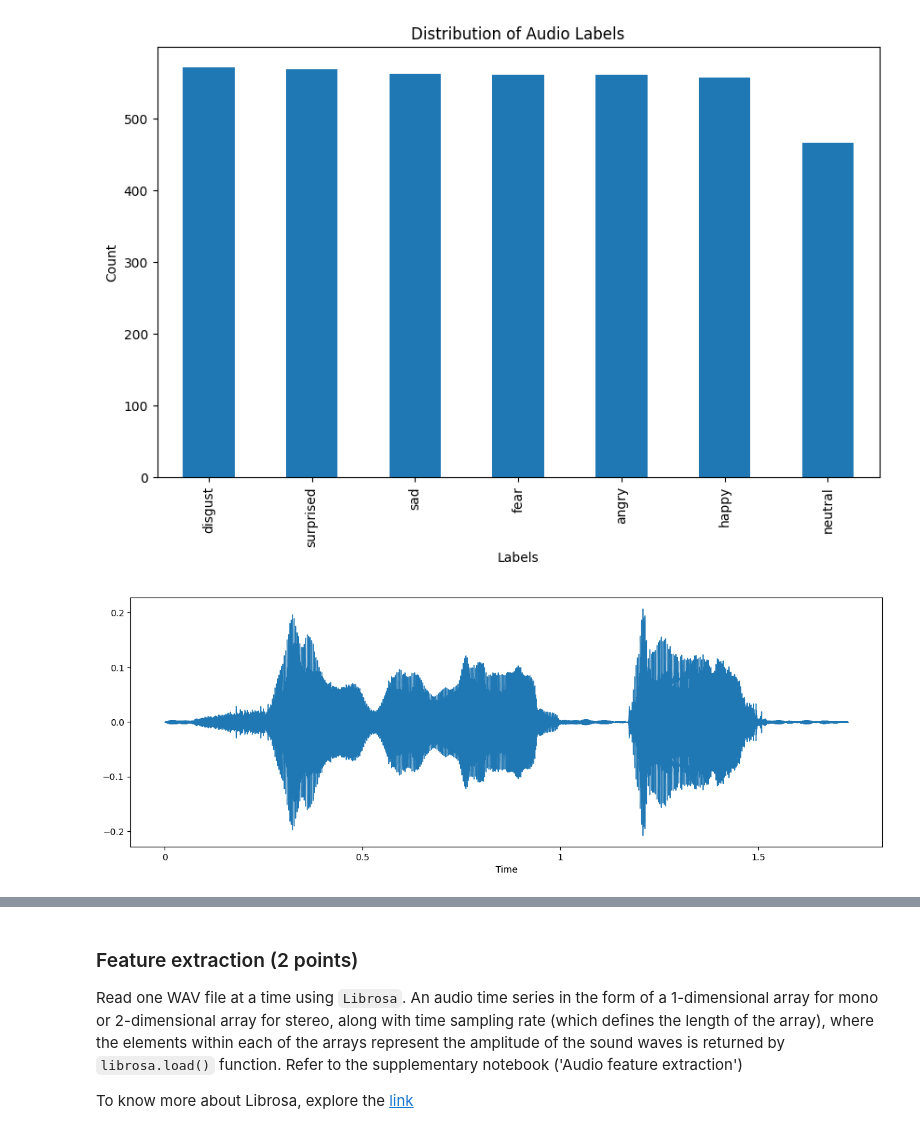
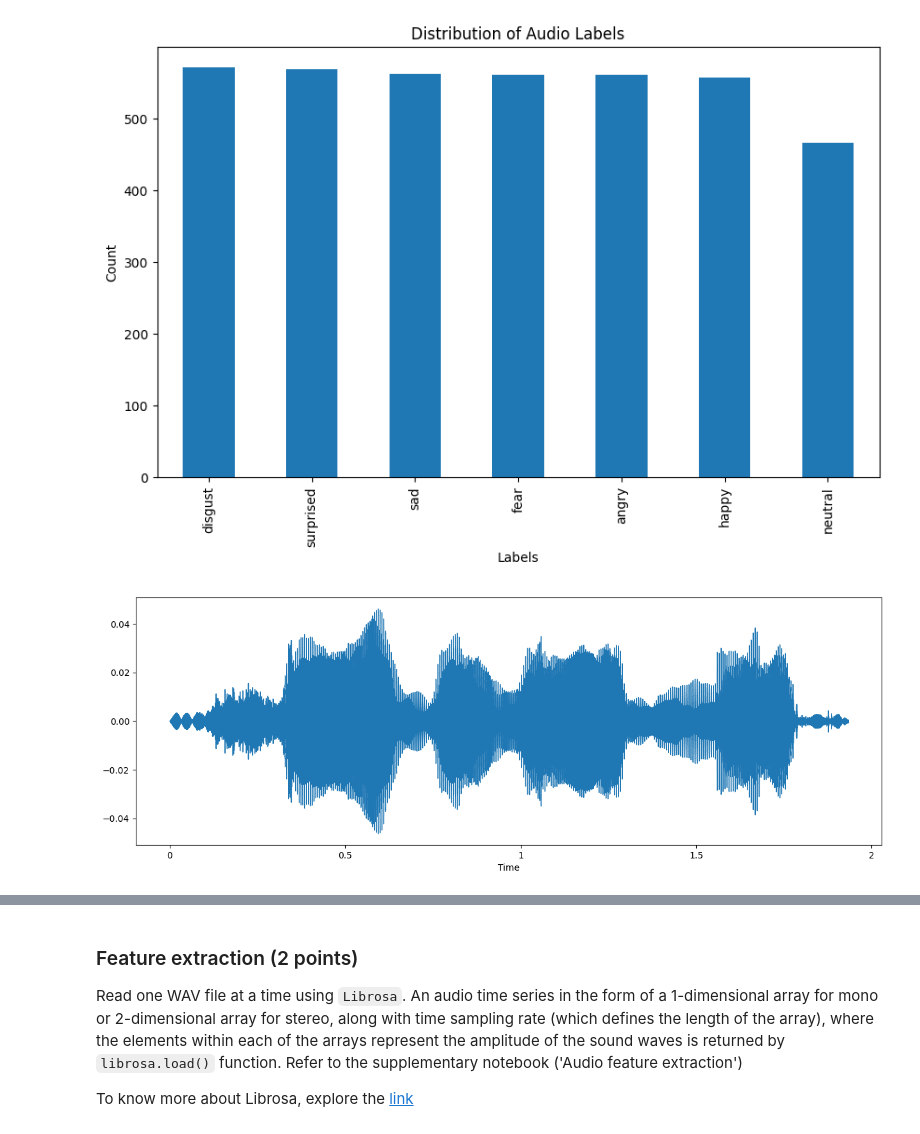
Before and after one commit to vchandraiitk/datascience, a Jupyter notebook: Vikas_M3_NB_MiniProject_3_Emotion_Classification_from_Speech.ipynb, the cells around one changed output, grey strips where cells are left out. Cells and saved outputs as stored; diff of their text form; code cells hidden in the pictures.

```diff
--- a/Vikas_M3_NB_MiniProject_3_Emotion_Classification_from_Speech.ipynb
+++ b/Vikas_M3_NB_MiniProject_3_Emotion_Classification_from_Speech.ipynb
@@ -268,14 +268,14 @@ Name: count, dtype: int64
 [figure]
 # %%
 # YOUR CODE HERE (Task-4)
-sample_audio_path = '/content/Tess/OAF_Fear/OAF_back_fear.wav'
+sample_audio_path = Tess_files[0]
 
 # librosa is used for analyzing and extracting features of an audio signal
 data, sampling_rate = librosa.load(sample_audio_path)
 plt.figure(figsize=(15, 5))
 
 # librosa.display.waveshow is used to plot waveform of amplitude vs time
 librosa.display.waveshow(data, sr=sampling_rate)
 plt.show()
 # %% [output]
-[figure, old version]
+[figure, new version]
```
Also changed, not shown: parts of 14 cells of this notebook.
